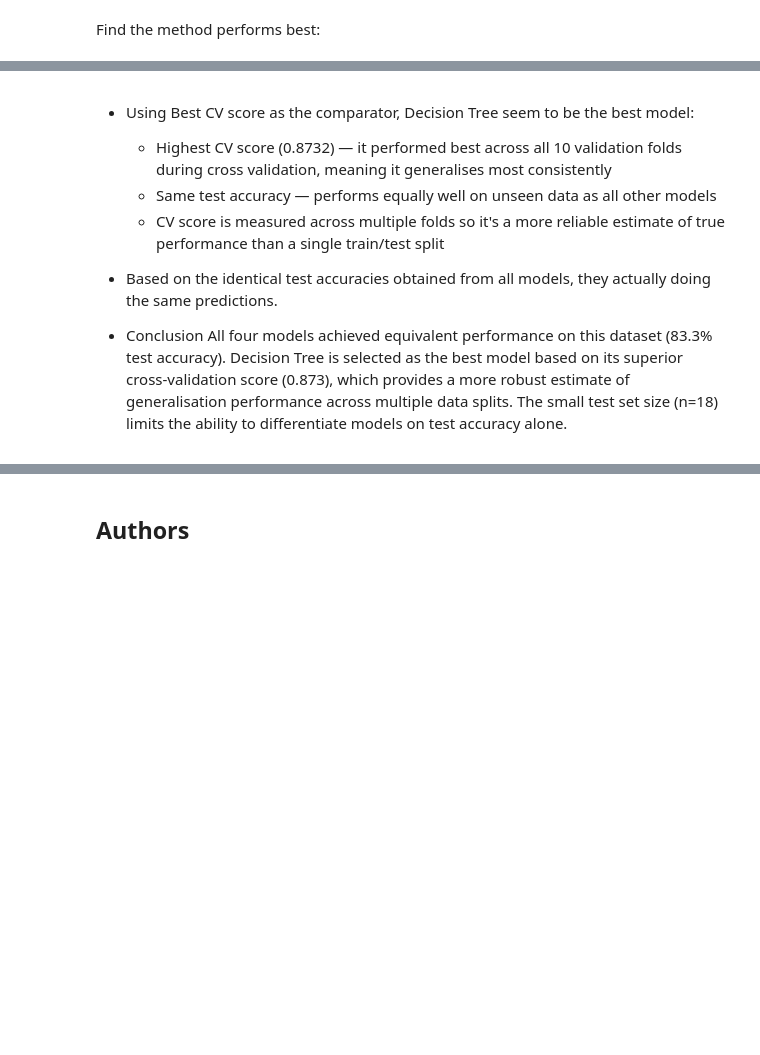
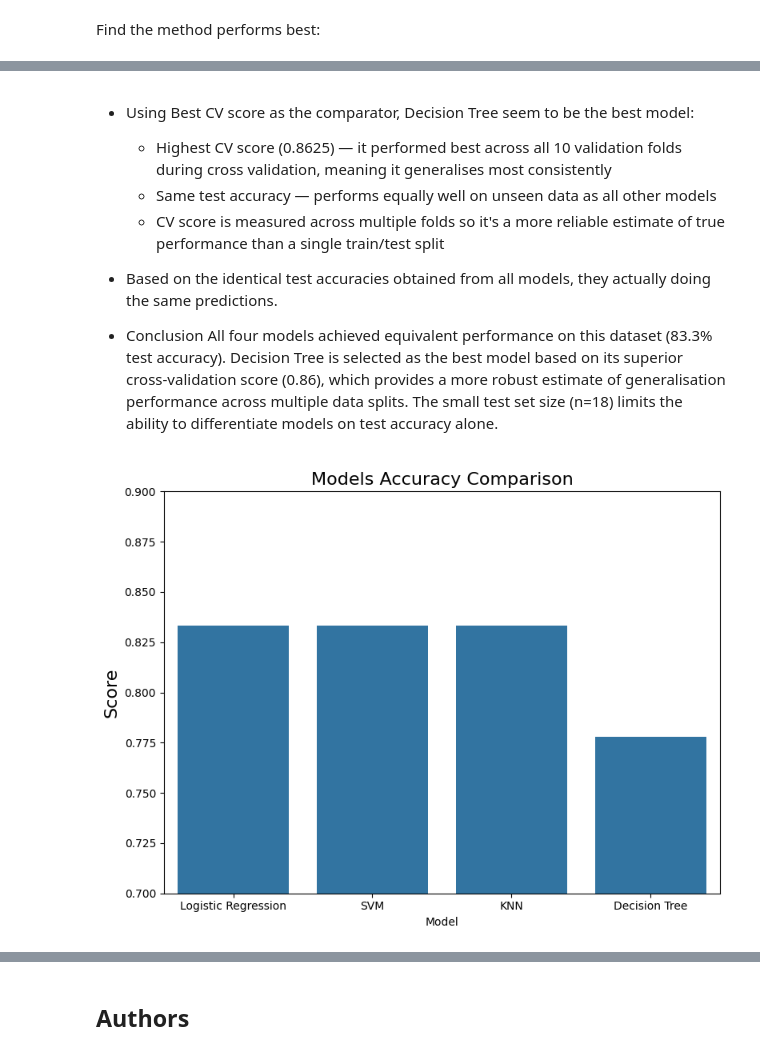
Before and after one commit to NTMal/MySubmission, a Jupyter notebook: SpaceX-Machine-Learning-Prediction-Part-5-v1.ipynb, the cells around one changed output, grey strips where cells are left out. Drawn from its saved outputs; the diff is of its cells as text; code cells hidden in the pictures; blank space fills up the shorter version.

Commit message:
Updated Course 10 Module 4 modellig  assignment

```diff
--- a/SpaceX-Machine-Learning-Prediction-Part-5-v1.ipynb
+++ b/SpaceX-Machine-Learning-Prediction-Part-5-v1.ipynb
@@ -394,10 +394,23 @@ print(results_df[['Model', 'Best CV Score', 'Test Accuracy']])
 # %% [markdown]
 - Using Best CV score as the comparator, Decision Tree seem to be the best model:
-   - Highest CV score (0.8732) — it performed best across all 10 validation folds during cross validation, meaning it generalises most consistently
+   - Highest CV score (0.8625) — it performed best across all 10 validation folds during cross validation, meaning it generalises most consistently
    - Same test accuracy — performs equally well on unseen data as all other models
    - CV score is measured across multiple folds so it's a more reliable estimate of true performance than a single train/test split
 
 - Based on the identical test accuracies obtained from all models, they actually doing the same predictions.
 
 - Conclusion
-All four models achieved equivalent performance on this dataset (83.3% test accuracy). Decision Tree is selected as the best model based on its superior cross-validation score (0.873), which provides a more robust estimate of generalisation performance across multiple data splits. The small test set size (n=18) limits the ability to differentiate models on test accuracy alone.
+All four models achieved equivalent performance on this dataset (83.3% test accuracy). Decision Tree is selected as the best model based on its superior cross-validation score (0.86), which provides a more robust estimate of generalisation performance across multiple data splits. The small test set size (n=18) limits the ability to differentiate models on test accuracy alone.
+# %%
+
+# Visualise Model accuracy using barplot
+fig, ax = plt.subplots(figsize = (8, 6))
+
+sns.barplot(data=results_df, x = 'Model', y = 'Test Accuracy', ax = ax)
+plt.title('Models Accuracy Comparison', fontsize = 16)
+plt.ylabel('Score', fontsize = 16)
+plt.ylim(0.7, 0.9) # optional zoom level
+plt.tight_layout()
+plt.show()
+# %% [output]
+[figure, added]
```
Also changed, not shown: parts of 5 cells of this notebook.
